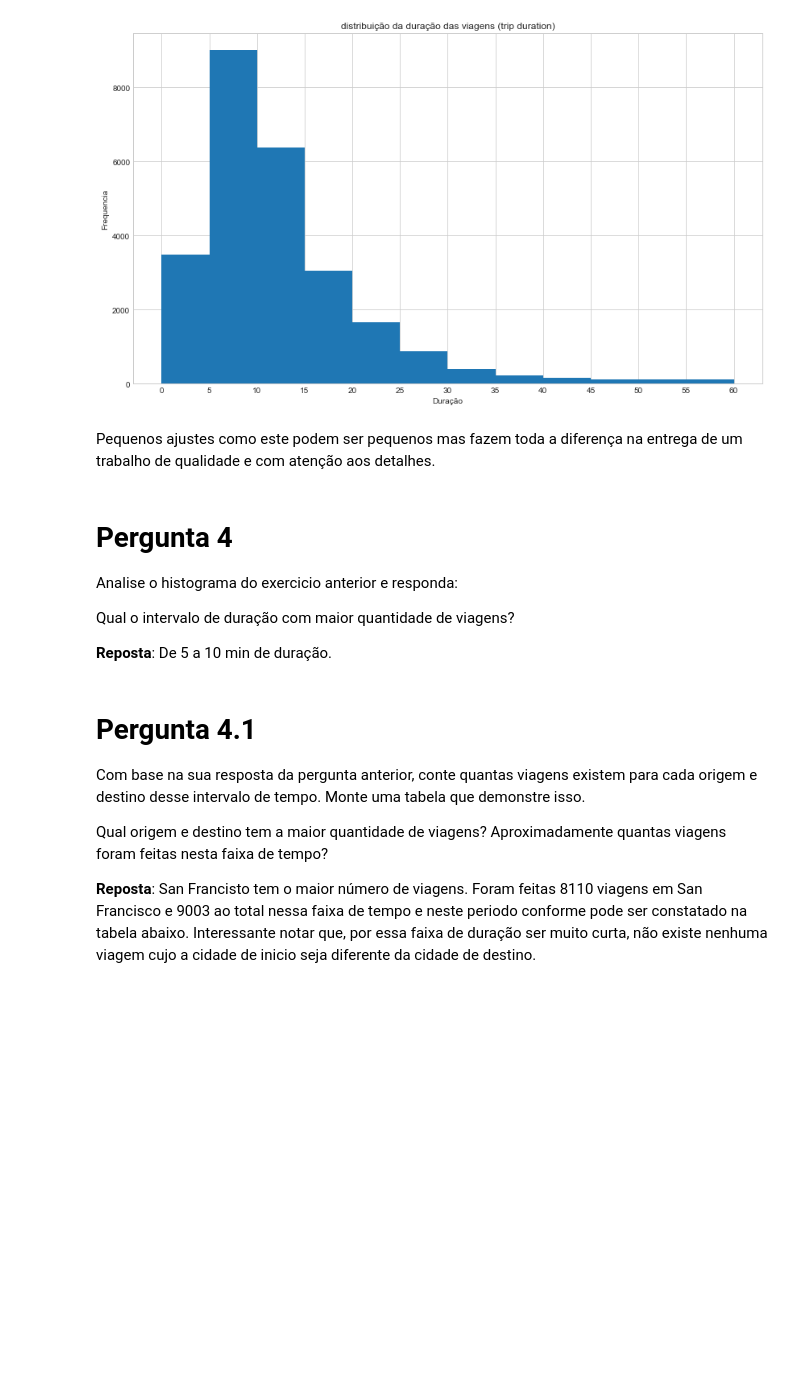
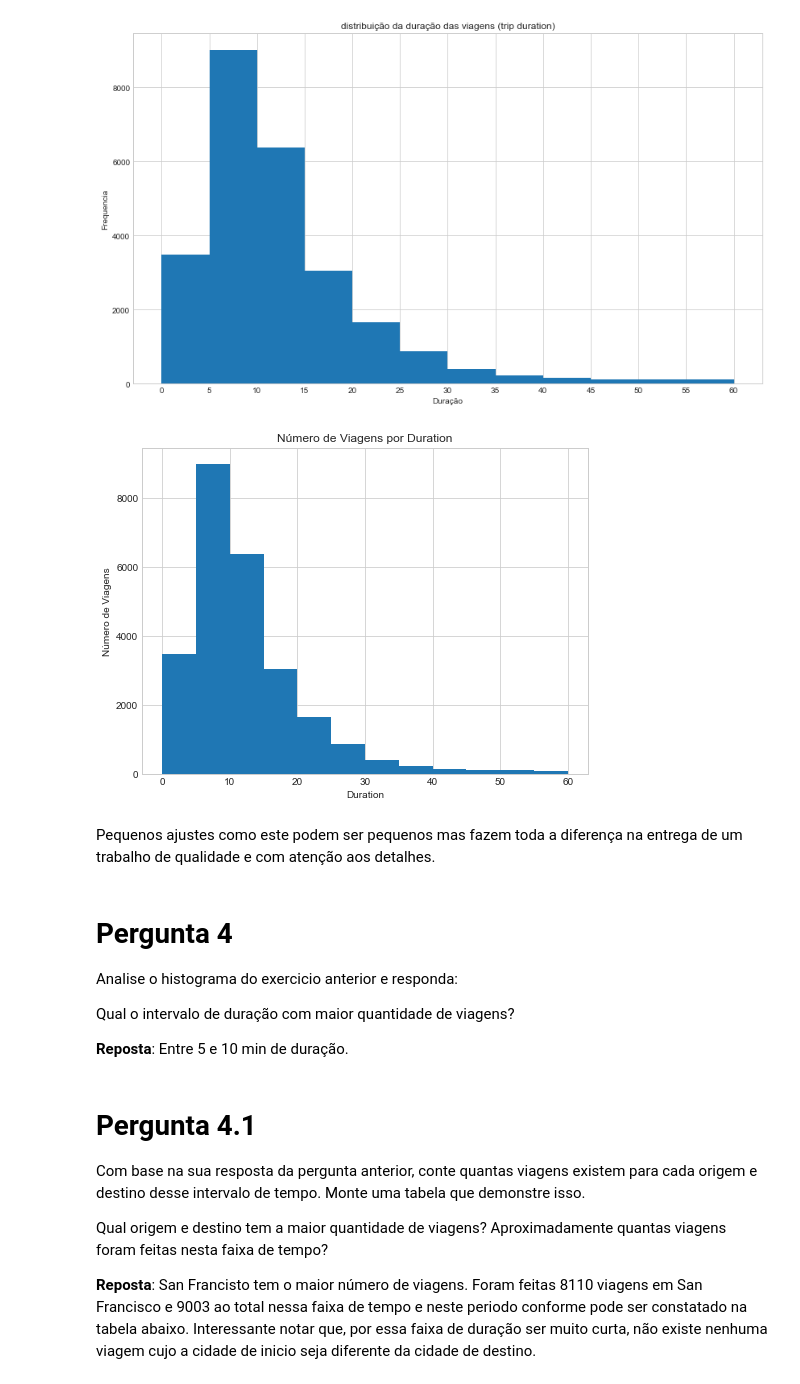
Before and after one commit to bertaglia/bikeshareanalysis, a Jupyter notebook: Analise_Bay_Area_Bike_Share-NDFDSI.ipynb, the cells around one changed output. Saved outputs shown, nothing was run; the diff lists cells and outputs as text; code cells hidden in the pictures; blank space fills up the shorter version.

Commit message:
1ª Versao para entrega

```diff
--- a/Analise_Bay_Area_Bike_Share-NDFDSI.ipynb
+++ b/Analise_Bay_Area_Bike_Share-NDFDSI.ipynb
@@ -385,8 +389,10 @@ plt.ylabel('Frequencia');
 # %% [output]
 [figure]
 # %%
-# rode esta linha para verificar como deve ficar o seu gráfico
-#usage_plot(trip_data, 'duration', ['duration < 60'], boundary = 0, bin_width = 5)
+#rode esta linha para verificar como deve ficar o seu gráfico
+usage_plot(trip_data, 'duration', ['duration < 60'], boundary = 0, bin_width = 5)
+# %% [output]
+[figure, added]
 # %% [markdown]
 Pequenos ajustes como este podem ser pequenos mas fazem toda a diferença na entrega de um trabalho de qualidade e com atenção aos detalhes.
 # %% [markdown]
@@ -397,7 +403,7 @@ Analise o histograma do exercicio anterior e responda:
 Qual o intervalo de duração com maior quantidade de viagens?
 
 
-**Reposta**: De 5 a 10 min de duração.
+**Reposta**: Entre 5 e 10 min de duração.
 # %% [markdown]
 # Pergunta 4.1
 
```
Also changed, not shown: parts of 14 cells of this notebook.
